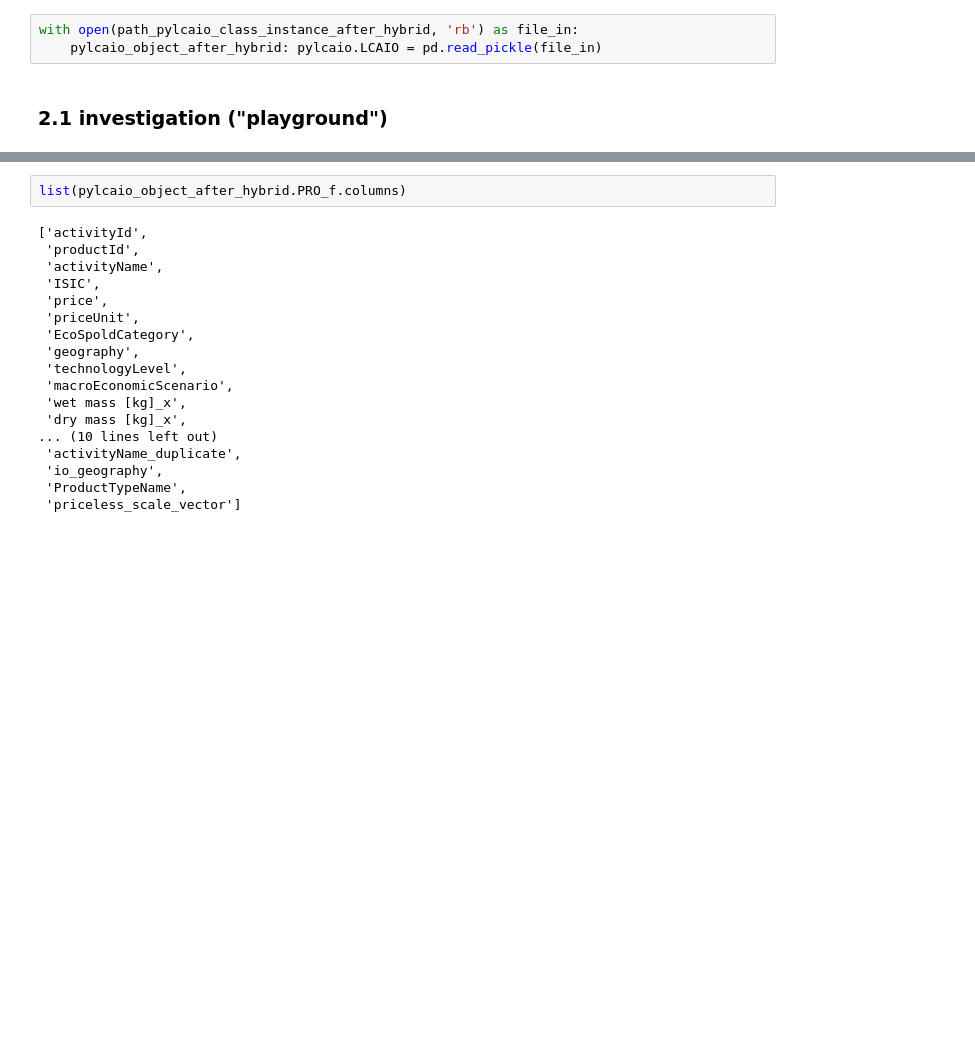
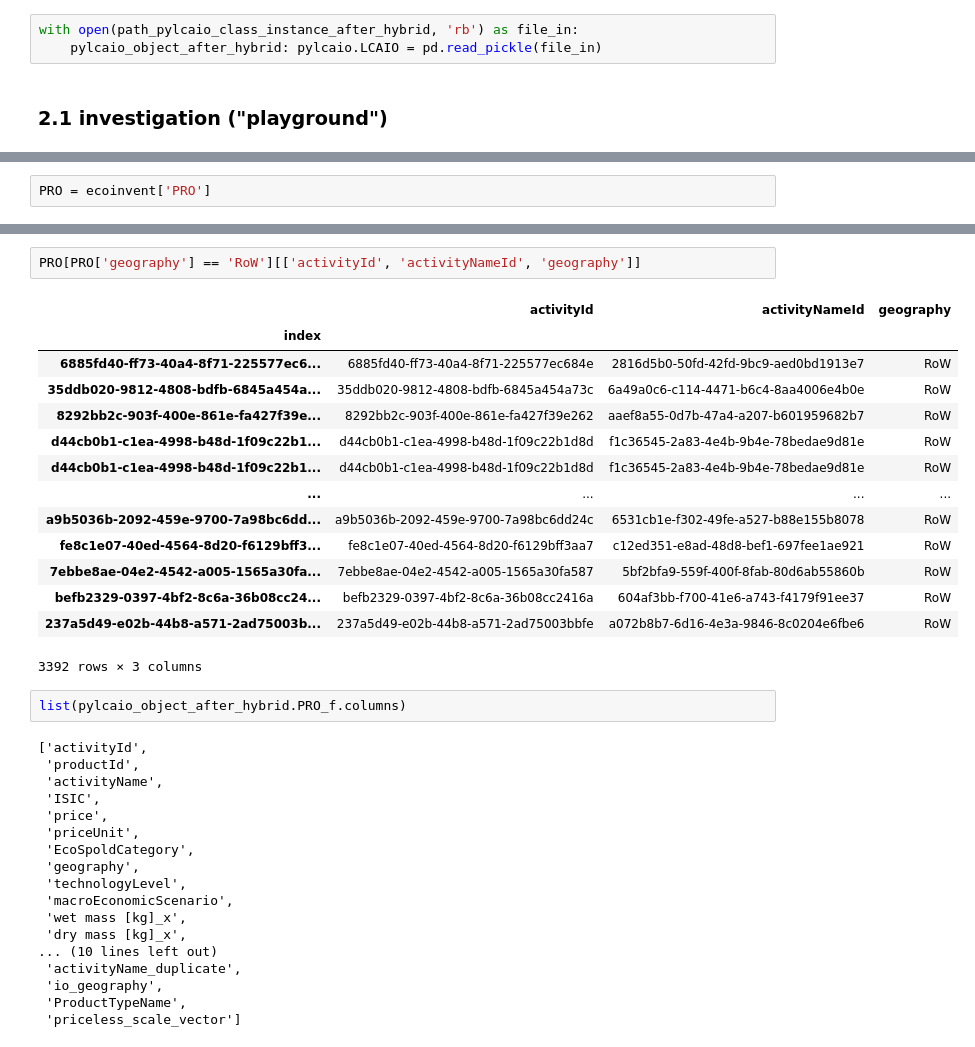
Before and after one commit to brightway-lca/bw_hybrid, a Jupyter notebook: dev/notebooks/1_1_investigate_objects.ipynb, the cells around one changed output, grey strips where cells are left out. Drawn from its saved outputs; the diff is of its cells as text; blank space fills up the shorter version.

```diff
--- a/dev/notebooks/1_1_investigate_objects.ipynb
+++ b/dev/notebooks/1_1_investigate_objects.ipynb
@@ -96,0 +101,2 @@ with open(path_pylcaio_class_instance_after_hybrid, 'rb') as file_in:
+# %%
+PRO = ecoinvent['PRO']
@@ -97,3 +131,20 @@ with open(path_pylcaio_class_instance_after_hybrid, 'rb') as file_in:
+# %%
+PRO[PRO['geography'] == 'RoW'][['activityId', 'activityNameId', 'geography']]
+# %% [output]
+|  | activityId | activityNameId | geography |
+| index |  |  |  |
+| 6885fd40-ff73-40a4-8f71-225577ec6... | 6885fd40-ff73-40a4-8f71-225577ec684e | 2816d5b0-50fd-42fd-9bc9-aed0bd1913e7 | RoW |
+| 35ddb020-9812-4808-bdfb-6845a454a... | 35ddb020-9812-4808-bdfb-6845a454a73c | 6a49a0c6-c114-4471-b6c4-8aa4006e4b0e | RoW |
+| 8292bb2c-903f-400e-861e-fa427f39e... | 8292bb2c-903f-400e-861e-fa427f39e262 | aaef8a55-0d7b-47a4-a207-b601959682b7 | RoW |
+| d44cb0b1-c1ea-4998-b48d-1f09c22b1... | d44cb0b1-c1ea-4998-b48d-1f09c22b1d8d | f1c36545-2a83-4e4b-9b4e-78bedae9d81e | RoW |
+| d44cb0b1-c1ea-4998-b48d-1f09c22b1... | d44cb0b1-c1ea-4998-b48d-1f09c22b1d8d | f1c36545-2a83-4e4b-9b4e-78bedae9d81e | RoW |
+| ... | ... | ... | ... |
+| a9b5036b-2092-459e-9700-7a98bc6dd... | a9b5036b-2092-459e-9700-7a98bc6dd24c | 6531cb1e-f302-49fe-a527-b88e155b8078 | RoW |
+| fe8c1e07-40ed-4564-8d20-f6129bff3... | fe8c1e07-40ed-4564-8d20-f6129bff3aa7 | c12ed351-e8ad-48d8-bef1-697fee1ae921 | RoW |
+| 7ebbe8ae-04e2-4542-a005-1565a30fa... | 7ebbe8ae-04e2-4542-a005-1565a30fa587 | 5bf2bfa9-559f-400f-8fab-80d6ab55860b | RoW |
+| befb2329-0397-4bf2-8c6a-36b08cc24... | befb2329-0397-4bf2-8c6a-36b08cc2416a | 604af3bb-f700-41e6-a743-f4179f91ee37 | RoW |
+| 237a5d49-e02b-44b8-a571-2ad75003b... | 237a5d49-e02b-44b8-a571-2ad75003bbfe | a072b8b7-6d16-4e3a-9846-8c0204e6fbe6 | RoW |
+3392 rows × 3 columns
 # %%
 list(pylcaio_object_after_hybrid.PRO_f.columns)
 # %% [output]
```
Also changed, not shown: parts of 3 cells of this notebook, 2 other files.
